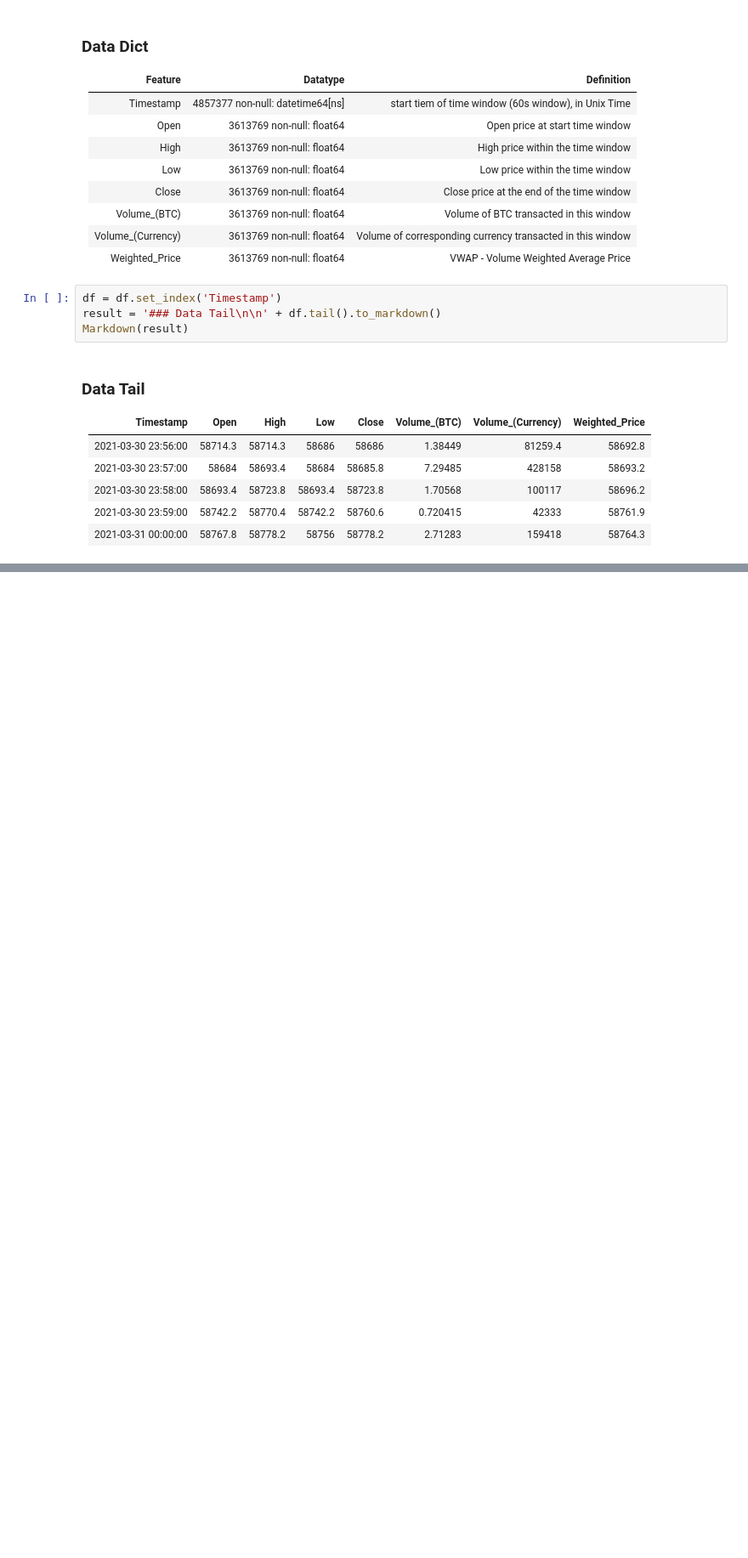
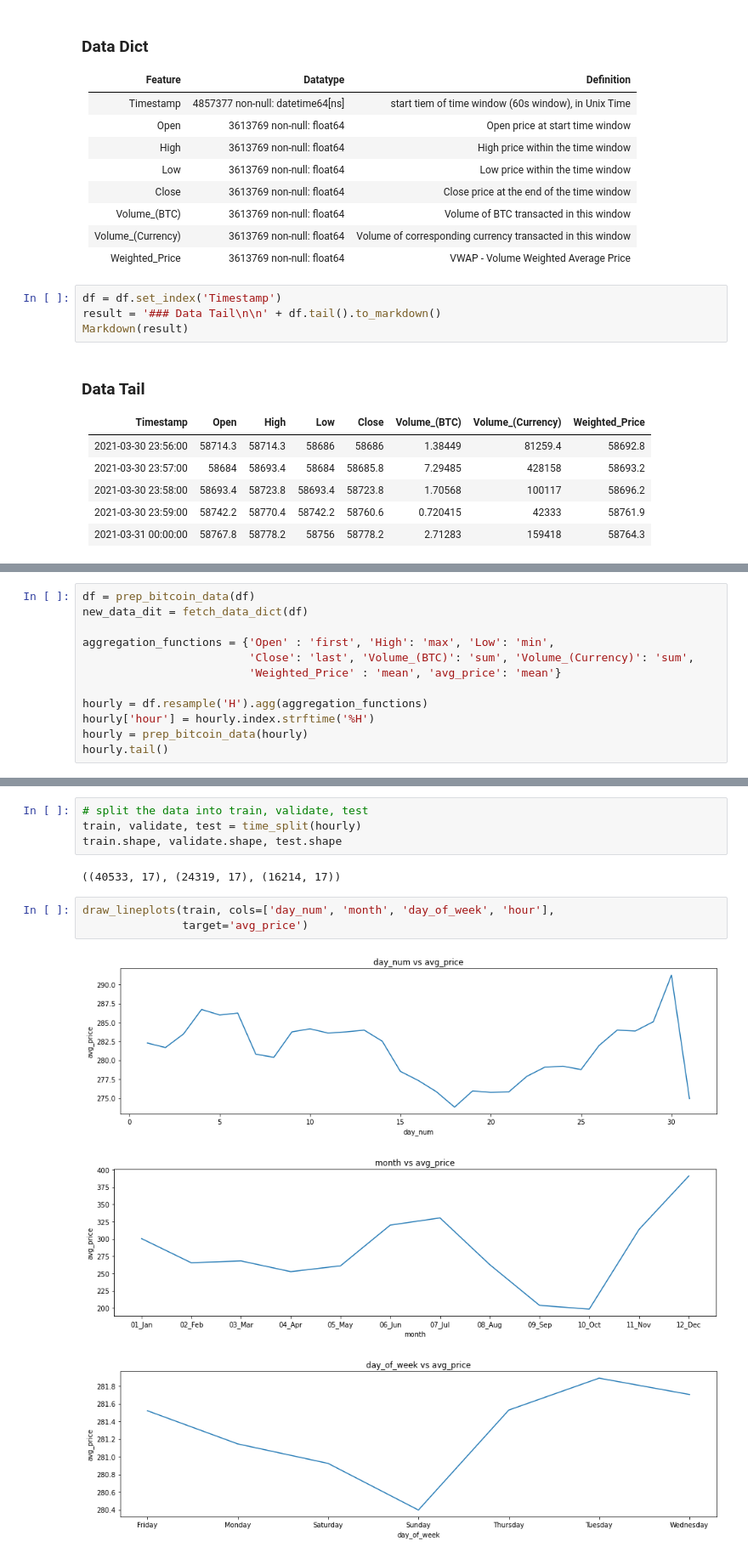
Before and after one commit to CharlesAtchison/bitcoin_price_prediction, a Jupyter notebook: final_notebook.ipynb, the cells around one changed output, grey strips where cells are left out. Shown at 85% size. Drawn from its saved outputs; the diff is of its cells as text; blank space fills up the shorter version.

```diff
--- a/final_notebook.ipynb
+++ b/final_notebook.ipynb
@@ -57,0 +64,12 @@ Markdown(result)
+# %%
+df = prep_bitcoin_data(df)
+new_data_dit = fetch_data_dict(df)
+
+aggregation_functions = {'Open' : 'first', 'High': 'max', 'Low': 'min',
+                         'Close': 'last', 'Volume_(BTC)': 'sum', 'Volume_(Currency)': 'sum',
+                         'Weighted_Price' : 'mean', 'avg_price': 'mean'}
+
+hourly = df.resample('H').agg(aggregation_functions)
+hourly['hour'] = hourly.index.strftime('%H')
+hourly = prep_bitcoin_data(hourly)
+hourly.tail()
@@ -57,0 +110,13 @@ Markdown(result)
+# %%
+# split the data into train, validate, test
+train, validate, test = time_split(hourly)
+train.shape, validate.shape, test.shape
+# %% [output]
+((40533, 17), (24319, 17), (16214, 17))
+# %%
+draw_lineplots(train, cols=['day_num', 'month', 'day_of_week', 'hour'],
+               target='avg_price')
+# %% [output]
+[figure, added]
+[figure, added]
+[figure, added]
```
Also changed, not shown: parts of 37 cells of this notebook, 11 other files.
